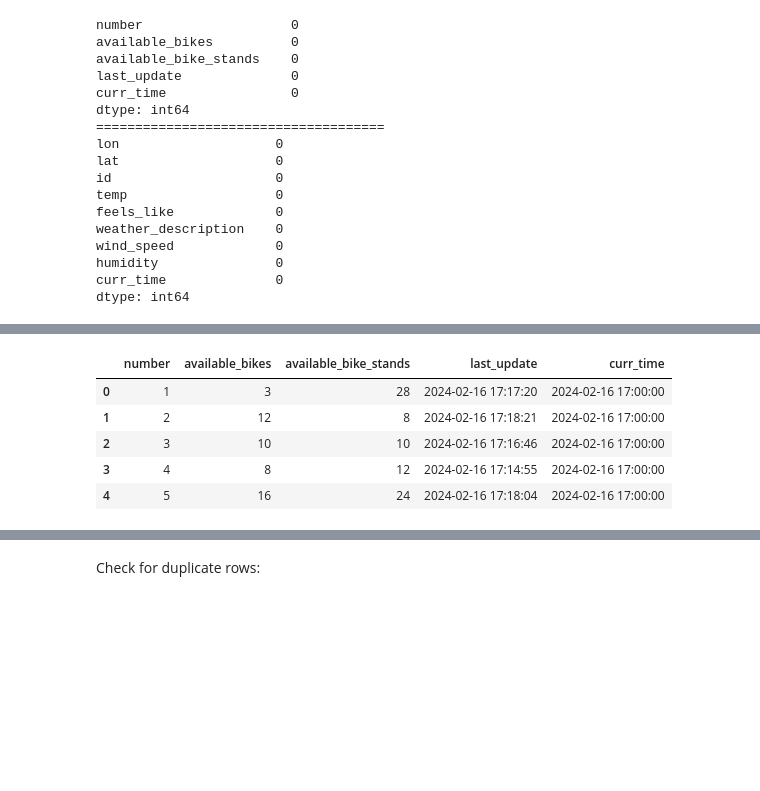
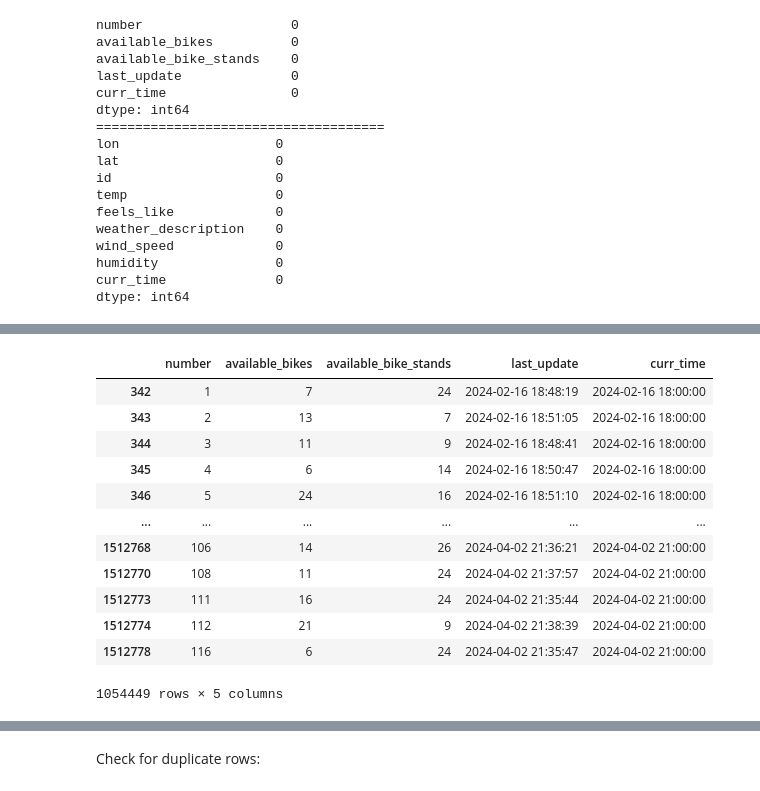
Before and after one commit to NikAkt/dublinBikes, a Jupyter notebook: data_preparation.ipynb, the cells around one changed output, grey strips where cells are left out. Saved outputs shown, nothing was run; the diff lists cells and outputs as text; code cells hidden in the pictures; blank space fills up the shorter version.

```diff
--- a/data_preparation.ipynb
+++ b/data_preparation.ipynb
@@ -75,9 +66,17 @@ w.head()
-# %%
-a.head()
-# %% [output]
-|  | number | available_bikes | available_bike_stands | last_update | curr_time |
-| 0 | 1 | 3 | 28 | 2024-02-16 17:17:20 | 2024-02-16 17:00:00 |
-| 1 | 2 | 12 | 8 | 2024-02-16 17:18:21 | 2024-02-16 17:00:00 |
-| 2 | 3 | 10 | 10 | 2024-02-16 17:16:46 | 2024-02-16 17:00:00 |
-| 3 | 4 | 8 | 12 | 2024-02-16 17:14:55 | 2024-02-16 17:00:00 |
-| 4 | 5 | 16 | 24 | 2024-02-16 17:18:04 | 2024-02-16 17:00:00 |
+# %%
+a_dupes = a[a.duplicated(keep=False)]
+a_dupes
+# %% [output]
+|  | number | available_bikes | available_bike_stands | last_update | curr_time |
+| 342 | 1 | 7 | 24 | 2024-02-16 18:48:19 | 2024-02-16 18:00:00 |
+| 343 | 2 | 13 | 7 | 2024-02-16 18:51:05 | 2024-02-16 18:00:00 |
+| 344 | 3 | 11 | 9 | 2024-02-16 18:48:41 | 2024-02-16 18:00:00 |
+| 345 | 4 | 6 | 14 | 2024-02-16 18:50:47 | 2024-02-16 18:00:00 |
+| 346 | 5 | 24 | 16 | 2024-02-16 18:51:10 | 2024-02-16 18:00:00 |
+| ... | ... | ... | ... | ... | ... |
+| 1512768 | 106 | 14 | 26 | 2024-04-02 21:36:21 | 2024-04-02 21:00:00 |
+| 1512770 | 108 | 11 | 24 | 2024-04-02 21:37:57 | 2024-04-02 21:00:00 |
+| 1512773 | 111 | 16 | 24 | 2024-04-02 21:35:44 | 2024-04-02 21:00:00 |
+| 1512774 | 112 | 21 | 9 | 2024-04-02 21:38:39 | 2024-04-02 21:00:00 |
+| 1512778 | 116 | 6 | 24 | 2024-04-02 21:35:47 | 2024-04-02 21:00:00 |
+1054449 rows × 5 columns
```
Also changed, not shown: parts of 15 cells of this notebook.
